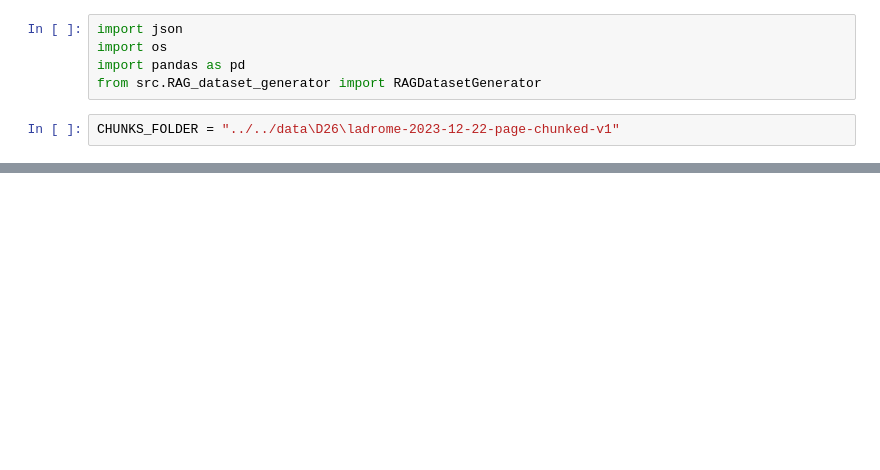
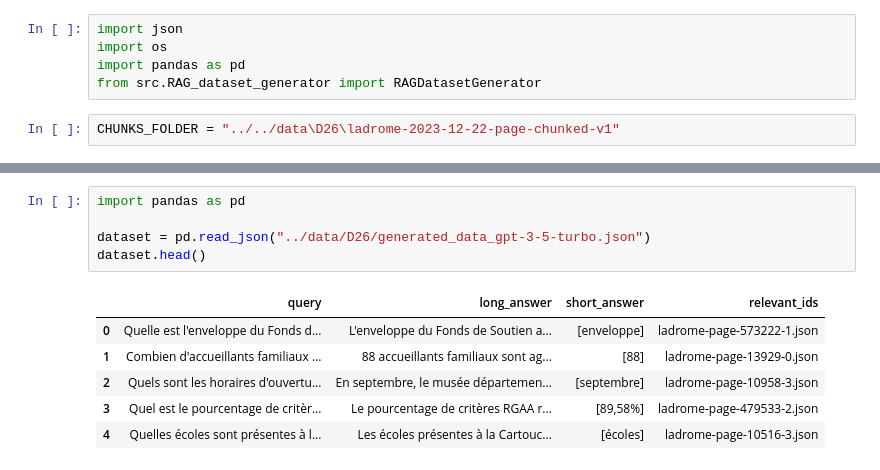
Before and after one commit to wikit-ai/chunknorris, a Jupyter notebook: HTMLs/01_generate_dataset.ipynb, the cells around one changed output, grey strips where cells are left out. Cells and saved outputs as stored; diff of their text form; blank space fills up the shorter version.

```diff
--- a/HTMLs/01_generate_dataset.ipynb
+++ b/HTMLs/01_generate_dataset.ipynb
@@ -19,0 +126,12 @@ TypeError: RAGDatasetGenerator.generate_RAG_dataset() got an unexpected keyword
+# %%
+import pandas as pd
+
+dataset = pd.read_json("../data/D26/generated_data_gpt-3-5-turbo.json")
+dataset.head()
+# %% [output]
+|  | query | long_answer | short_answer | relevant_ids |
+| 0 | Quelle est l'enveloppe du Fonds d... | L'enveloppe du Fonds de Soutien a... | [enveloppe] | ladrome-page-573222-1.json |
+| 1 | Combien d'accueillants familiaux ... | 88 accueillants familiaux sont ag... | [88] | ladrome-page-13929-0.json |
+| 2 | Quels sont les horaires d'ouvertu... | En septembre, le musée départemen... | [septembre] | ladrome-page-10958-3.json |
+| 3 | Quel est le pourcentage de critèr... | Le pourcentage de critères RGAA r... | [89,58%] | ladrome-page-479533-2.json |
+| 4 | Quelles écoles sont présentes à l... | Les écoles présentes à la Cartouc... | [écoles] | ladrome-page-10516-3.json |
```
Also changed, not shown: parts of 1 cell of this notebook, 2 other files.
